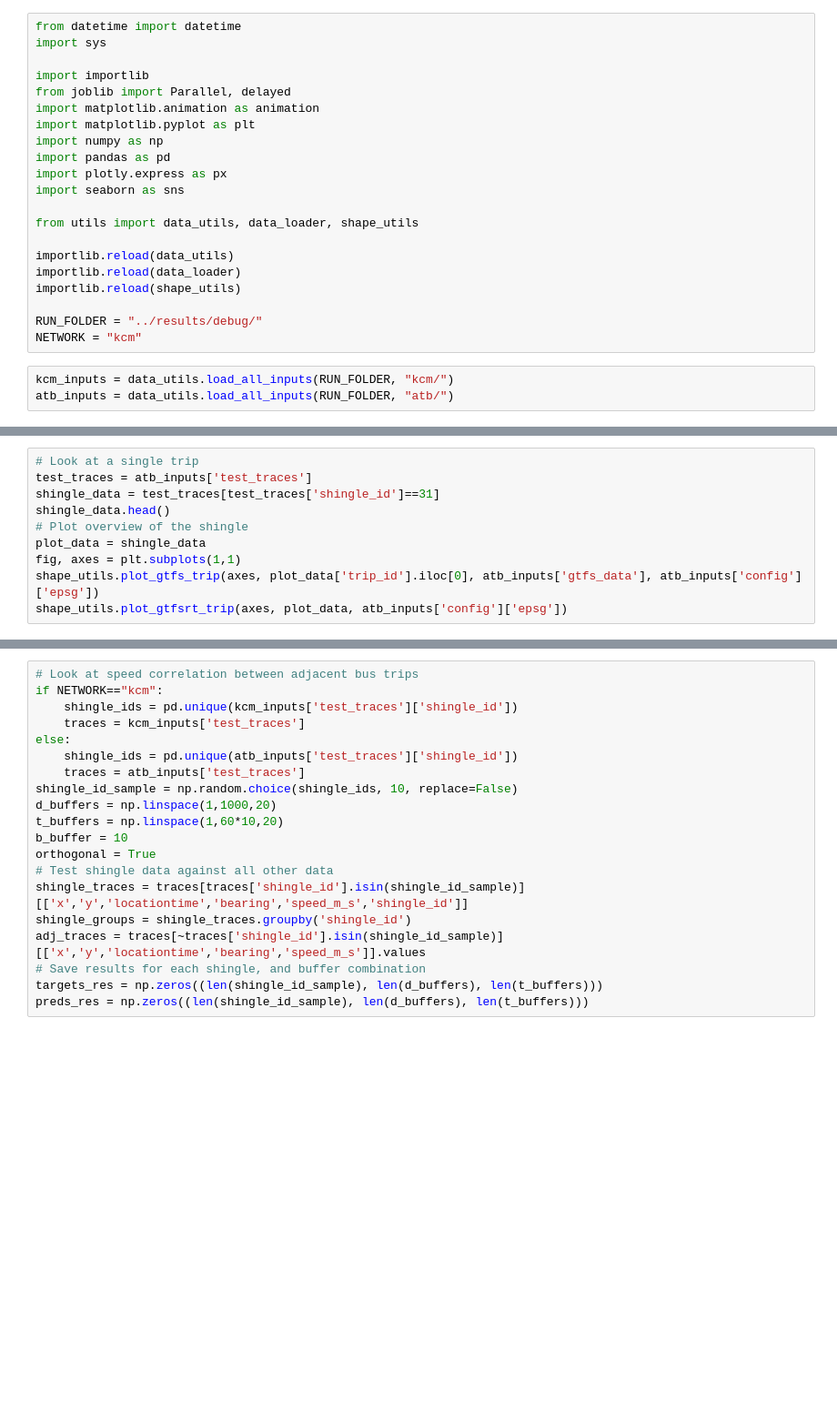
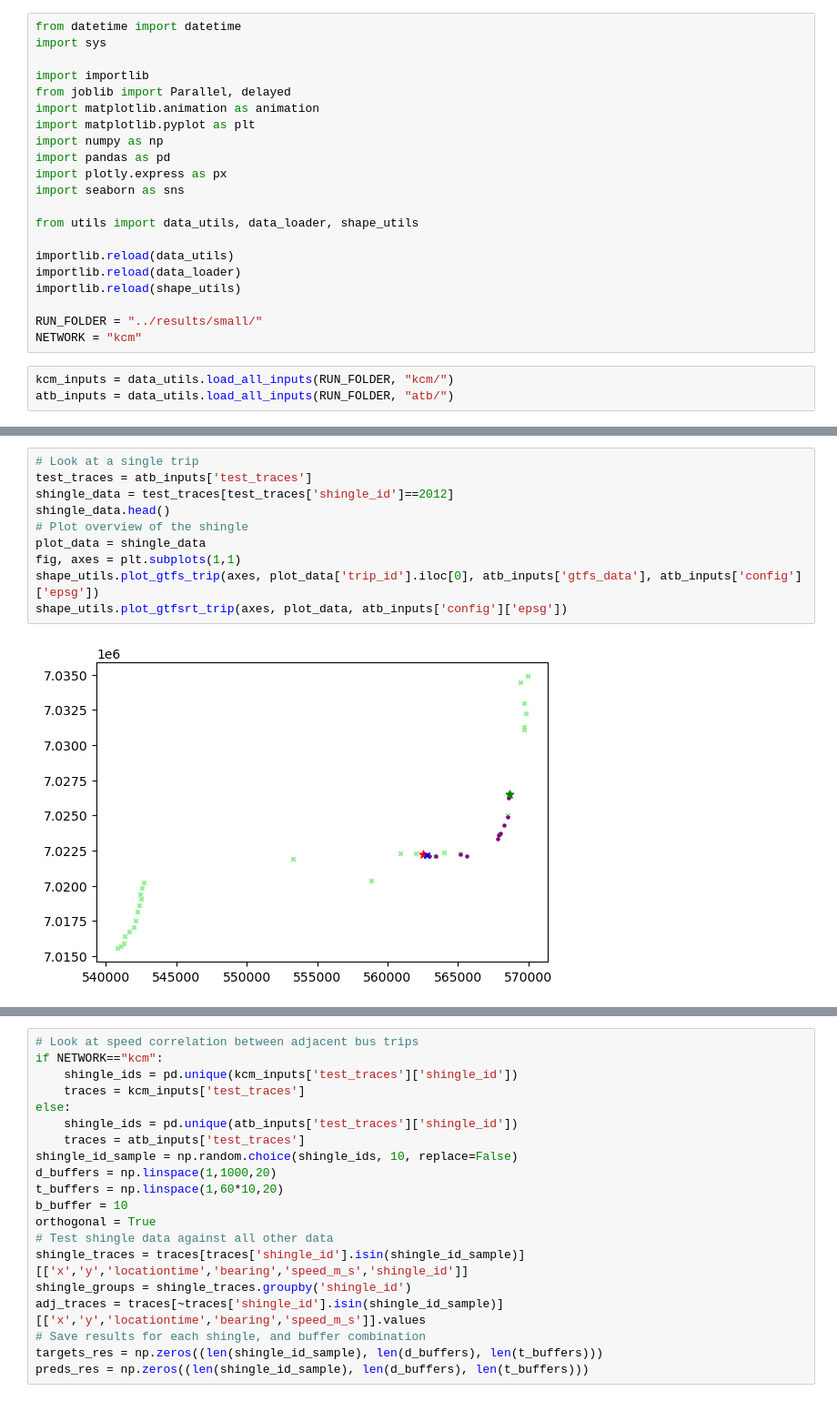
Before and after one commit to zackAemmer/generalizable_travel_times, a Jupyter notebook: src/explore_inputs.ipynb, the cells around one changed output, grey strips where cells are left out. Shown at 91% size. Cells and saved outputs as stored; diff of their text form; blank space fills up the shorter version.

```diff
--- a/src/explore_inputs.ipynb
+++ b/src/explore_inputs.ipynb
@@ -17,7 +17,7 @@ importlib.reload(data_utils)
 importlib.reload(data_loader)
 importlib.reload(shape_utils)
 
-RUN_FOLDER = "../results/debug/"
+RUN_FOLDER = "../results/small/"
 NETWORK = "kcm"
 # %%
 kcm_inputs = data_utils.load_all_inputs(RUN_FOLDER, "kcm/")
@@ -54,12 +72,14 @@ shape_utils.plot_gtfsrt_trip(axes, plot_data, kcm_inputs['config']['epsg'])
 # %%
 # Look at a single trip
 test_traces = atb_inputs['test_traces']
-shingle_data = test_traces[test_traces['shingle_id']==31]
+shingle_data = test_traces[test_traces['shingle_id']==2012]
 shingle_data.head()
 # Plot overview of the shingle
 plot_data = shingle_data
 fig, axes = plt.subplots(1,1)
 shape_utils.plot_gtfs_trip(axes, plot_data['trip_id'].iloc[0], atb_inputs['gtfs_data'], atb_inputs['config']['epsg'])
 shape_utils.plot_gtfsrt_trip(axes, plot_data, atb_inputs['config']['epsg'])
+# %% [output]
+[figure, added]
 # %%
 # Look at grid features for a shingle
```
Also changed, not shown: parts of 18 cells of this notebook, 5 other files.
